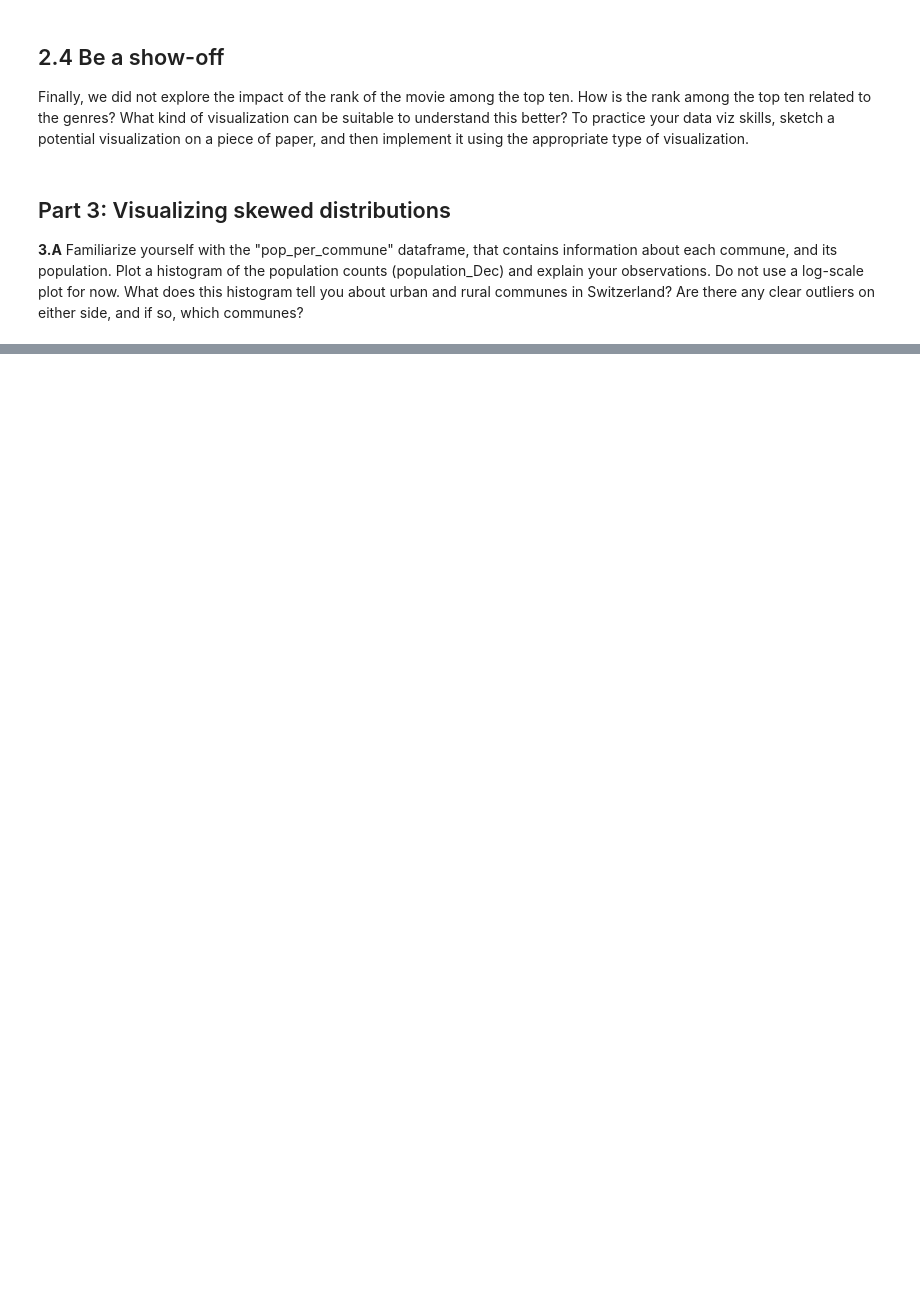
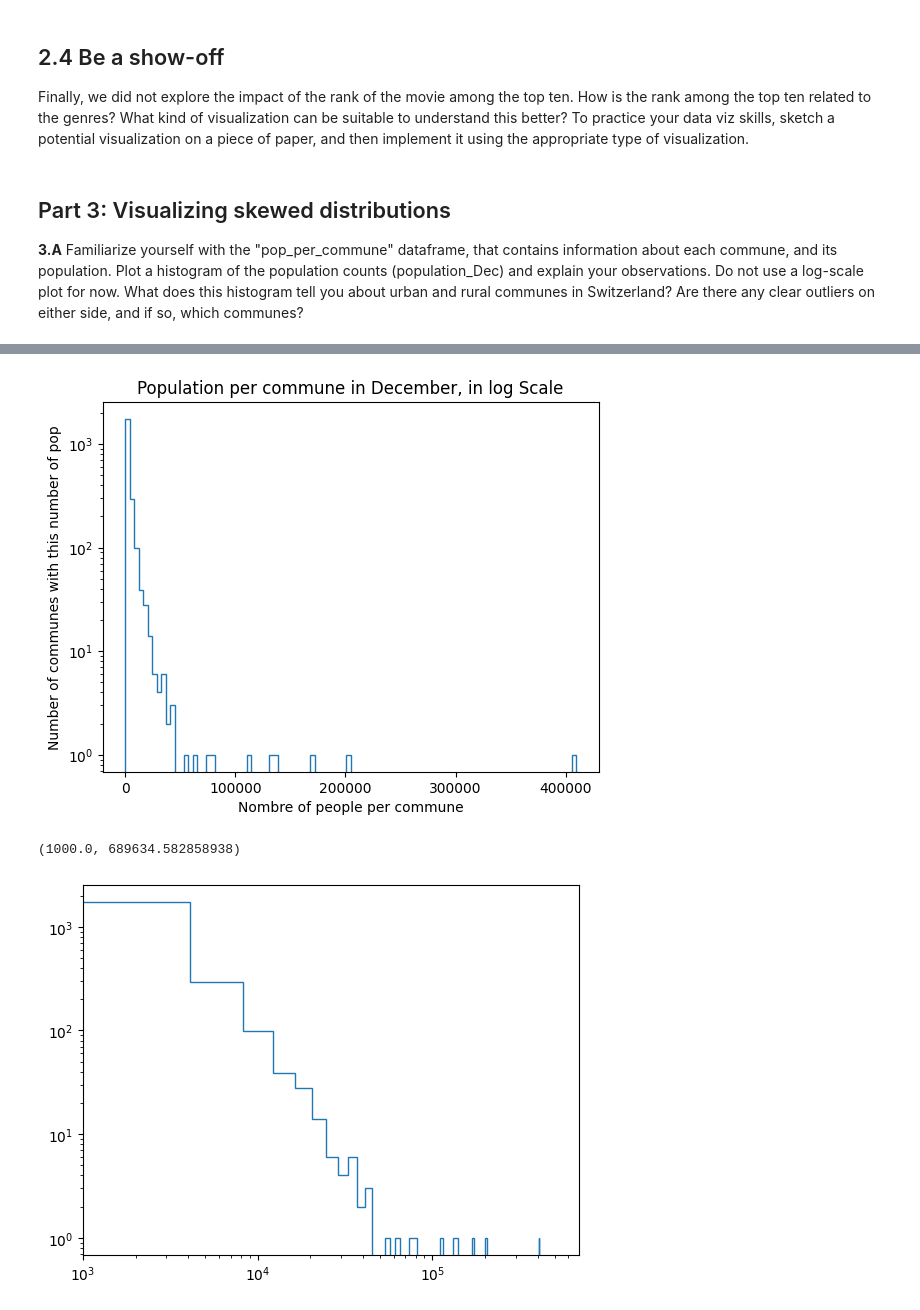
Before and after one commit to fpalmisa/2023, a Jupyter notebook: Exercises/02 - Data viz and data from the web/Becoming a DataVizard exercise.ipynb, the cells around one changed output, grey strips where cells are left out. Saved outputs shown, nothing was run; the diff lists cells and outputs as text; code cells hidden in the pictures; blank space fills up the shorter version.

```diff
--- a/Exercises/02 - Data viz and data from the web/Becoming a DataVizard exercise.ipynb
+++ b/Exercises/02 - Data viz and data from the web/Becoming a DataVizard exercise.ipynb
@@ -381,0 +413,20 @@ The figure is extracted from [this paper](https://arxiv.org/pdf/cond-mat/0412004
+# %%
+# Write your code here
+plot_2 = plt.hist(pop_per_commune['population_Dec'], bins = 100, log = True, histtype = 'step')
+plt.xlabel('Nombre of people per commune')
+plt.ylabel('Number of communes with this number of pop')
+plt.title('Population per commune in December, in log Scale')
+plt.show()
+plt.figure()
+
+plot_new = plt.hist(pop_per_commune['population_Dec'], bins = 100, log = True, histtype = 'step')
+plt.xscale('log')
+plt.yscale('log')
+plt.xlim(10e2,plt.xlim()[1])
+plt.xlabel('Nombre of people per commune')
+plt.ylabel('Number of communes with this number of pop')
+plt.title('Population per commune in December, in log-log Scale')
+# %% [output]
+[figure, added]
+(1000.0, 689634.582858938)
+[figure, added]
```
Also changed, not shown: parts of 12 cells of this notebook.
